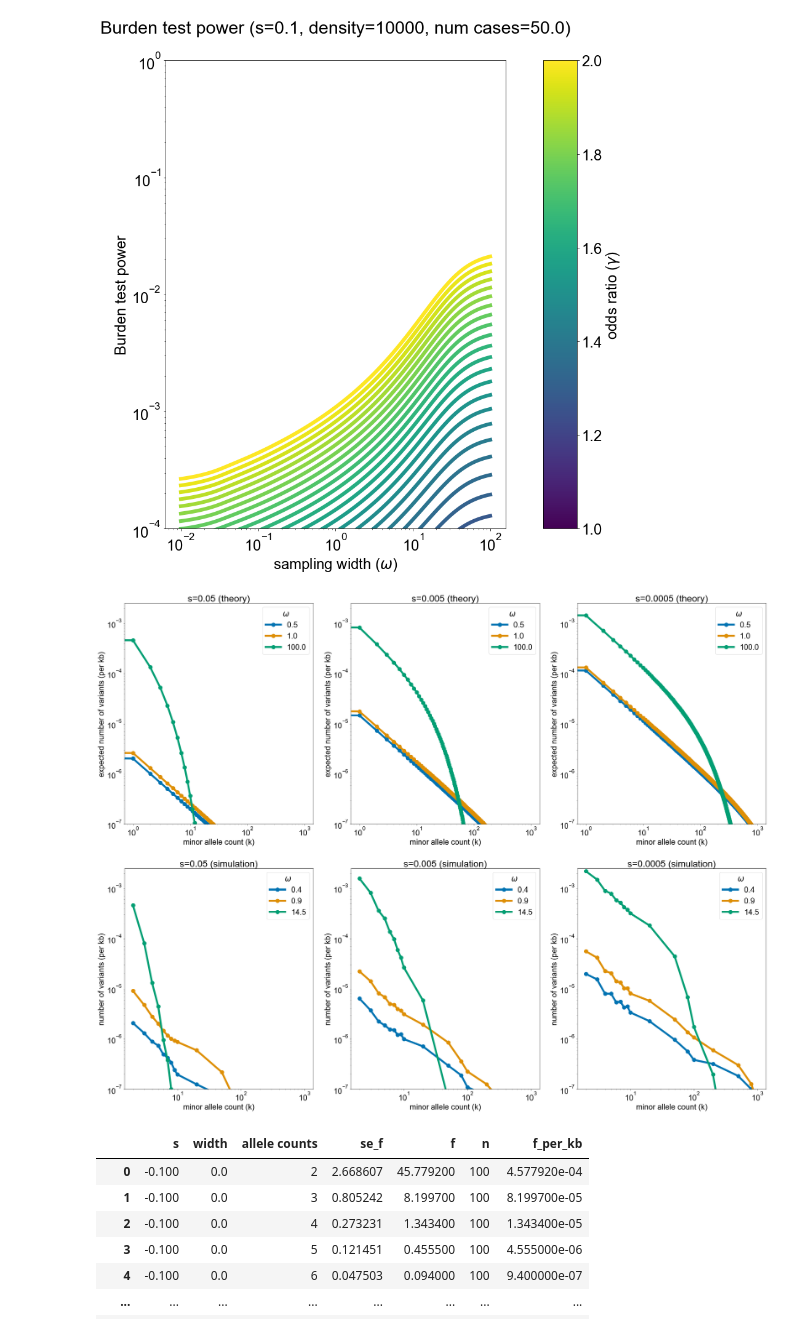
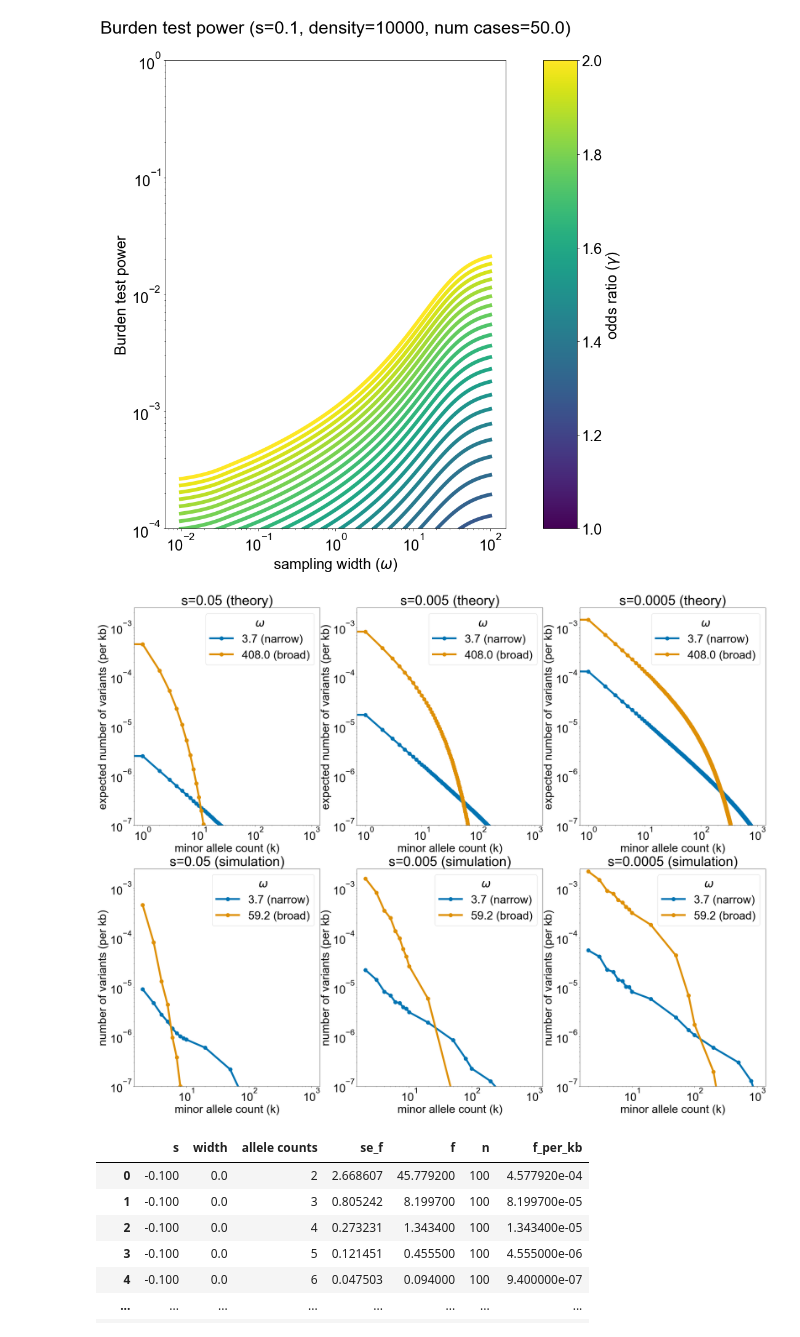
Before and after one commit to dp-rice/spatial-sfs, a Jupyter notebook: theory/plots_all_20230711.ipynb, the cells around one changed output. Saved outputs shown, nothing was run; the diff lists cells and outputs as text; code cells hidden in the pictures.

Commit message:
changes to sim plot

```diff
--- a/theory/plots_all_20230711.ipynb
+++ b/theory/plots_all_20230711.ipynb
@@ -439,14 +439,14 @@ slim_data_s_0005 = slim_data[slim_data['s']==-0.0005*2]#.dropna()
 colormap = plt.cm.get_cmap('viridis')
 
 plt.rcParams.update({'figure.figsize': '36,28'})
-
+plt.rcParams.update({'font.size': 36})
 
 mu = 1e-10
 nval = 1000
 dens = 4/(1/.06)
 Dval = 1
 s_list = [1e-1/2,1e-2/2,1e-3/2]
-sg_vals = [4.08*0.5,4.08*1,4.08*100]
+sg_vals = [4.08*0.9,4.08*100]
 kmax=1000
 step=1
 fig, axs = plt.subplots(2,3)
@@ -454,8 +454,8 @@ fig, axs = plt.subplots(2,3)
 sig_vals_slim = slim_data_s_05['width'].unique()
 sig_vals_slim = np.sort(sig_vals_slim)
 
-vals_to_plot=[0.5,1.0,100.0]
-vals_realized=[0.4,0.9,14.5]
+vals_to_plot=[1.0,100.0]
+vals_realized=[round(0.9*4.08,1),round(14.5*4.08,1)]
 
 num_cols = len(sig_vals_slim)
 cols = plt.cm.viridis(np.linspace(0, 1, num_cols))
@@ -464,13 +464,13 @@ for i in range(num_cols):
         sfs_temp = slim_data_s_05[slim_data_s_05['width'] == sig_vals_slim[i]]
         if sig_vals_slim[i]==vals_to_plot[0]:
             col_temp = colors[0]
-            lab_temp = str(vals_realized[0])
+            lab_temp = str(vals_realized[0])+" (narrow)"
         if sig_vals_slim[i]==vals_to_plot[1]:
             col_temp = colors[1]
-            lab_temp = str(vals_realized[1])
-        if sig_vals_slim[i]==vals_to_plot[2]:
-            col_temp = colors[2]
-            lab_temp = str(vals_realized[2])
+            lab_temp = str(vals_realized[1])+" (broad)"
+#         if sig_vals_slim[i]==vals_to_plot[2]:
+#             col_temp = colors[2]
+#             lab_temp = str(vals_realized[2])
         axs[1,0].plot(sfs_temp['allele counts'],sfs_temp['f_per_kb'],color=col_temp,label=lab_temp,marker='o')
 
 num_cols = len(sig_vals_slim)
@@ -480,13 +480,13 @@ for i in range(num_cols):
         sfs_temp = slim_data_s_005[slim_data_s_005['width'] == sig_vals_slim[i]]
         if sig_vals_slim[i]==vals_to_plot[0]:
             col_temp = colors[0]
-            lab_temp = str(vals_realized[0])
+            lab_temp = str(vals_realized[0])+" (narrow)"
         if sig_vals_slim[i]==vals_to_plot[1]:
             col_temp = colors[1]
-            lab_temp = str(vals_realized[1])
-        if sig_vals_slim[i]==vals_to_plot[2]:
-            col_temp = colors[2]
-            lab_temp = str(vals_realized[2])
+            lab_temp = str(vals_realized[1])+" (broad)"
+#         if sig_vals_slim[i]==vals_to_plot[2]:
+#             col_temp = colors[2]
+#             lab_temp = str(vals_realized[2])
         axs[1,1].plot(sfs_temp['allele counts'],sfs_temp['f_per_kb'],color=col_temp,label=lab_temp,marker='o')
 
 num_cols = len(sig_vals_slim)
@@ -496,43 +496,44 @@ for i in range(num_cols):
         sfs_temp = slim_data_s_0005[slim_data_s_0005['width'] == sig_vals_slim[i]]
         if sig_vals_slim[i]==vals_to_plot[0]:
             col_temp = colors[0]
-            lab_temp = str(vals_realized[0])
+            lab_temp = str(vals_realized[0])+" (narrow)"
         if sig_vals_slim[i]==vals_to_plot[1]:
             col_temp = colors[1]
-            lab_temp = str(vals_realized[1])
-        if sig_vals_slim[i]==vals_to_plot[2]:
-            col_temp = colors[2]
-            lab_temp = str(vals_realized[2])
+            lab_temp = str(vals_realized[1])+" (broad)"
+#         if sig_vals_slim[i]==vals_to_plot[2]:
+#             col_temp = colors[2]
+#             lab_temp = str(vals_realized[2])
         axs[1,2].plot(sfs_temp['allele counts'],sfs_temp['f_per_kb'],color=col_temp,label=lab_temp,marker='o')
 
 
 for i in range(len(s_list)):
     sfs_sg0 = [finite_sfs_k(nval,k,sg_vals[0],s_list[i],sigma_vals,pole_vals,res_vals,D=Dval,N=dens,mu=mu)*1e3 for k in range(0,kmax,step)]
     sfs_sg1 = [finite_sfs_k(nval,k,sg_vals[1],s_list[i],sigma_vals,pole_vals,res_vals,D=Dval,N=dens,mu=mu)*1e3 for k in range(0,kmax,step)]
-    sfs_sg2 = [finite_sfs_k(nval,k,sg_vals[2],s_list[i],sigma_vals,pole_vals,res_vals,D=Dval,N=dens,mu=mu)*1e3 for k in range(0,kmax,step)]
+#     sfs_sg2 = [finite_sfs_k(nval,k,sg_vals[2],s_list[i],sigma_vals,pole_vals,res_vals,D=Dval,N=dens,mu=mu)*1e3 for k in range(0,kmax,step)]
     # omega in units of the dispersal distance
-    axs[0,i].plot(range(0,kmax,step),sfs_sg0,label=str(round(sg_vals[0]/4.08,1)),marker='o',color=colors[0])
-    axs[0,i].plot(range(0,kmax,step),sfs_sg1,label=str(round(sg_vals[1]/4.08,1)),marker='o',color=colors[1])
-    axs[0,i].plot(range(0,kmax,step),sfs_sg2,label=str(round(sg_vals[2]/4.08,1)),marker='o',color=colors[2])
+    axs[0,i].plot(range(0,kmax,step),sfs_sg0,label=str(round(sg_vals[0],1))+" (narrow)",marker='o',color=colors[0])
+    axs[0,i].plot(range(0,kmax,step),sfs_sg1,label=str(round(sg_vals[1],1))+" (broad)",marker='o',color=colors[1])
+#     axs[0,i].plot(range(0,kmax,step),sfs_sg2,label=str(round(sg_vals[2],1)),marker='o',color=colors[2])
     axs[0,i].set_xscale("log")
     axs[0,i].set_yscale("log")
     axs[0,i].set_ylim(1e-7,0.0025)
     axs[0,i].legend(title=r"$\omega$")
     axs[0,i].set_title("s="+str(s_list[i])+" (theory)")
     axs[0,i].set_xlabel("minor allele count (k)")
     axs[0,i].set_ylabel("expected number of variants (per kb)")
 #     axs[0,i].set_xlim(1e0,1e3)
     axs[1,i].set_title("s="+str(s_list[i])+" (simulation)")
     axs[1,i].set_xlabel("minor allele count (k)")
     axs[1,i].set_ylabel("number of variants (per kb)")
     axs[1,i].set_xscale("log")
     axs[1,i].set_yscale("log")
     axs[1,i].set_ylim(1e-7,0.0025)
     axs[1,i].legend(title=r"$\omega$")
 
+
 plt.savefig(save_dir+"slim_sims_withtheory.pdf")
 # %% [output]
-[figure, old version]
+[figure, new version]
 # %%
 slim_data
 # %% [output]
```
Also changed, not shown: 1 other file.
